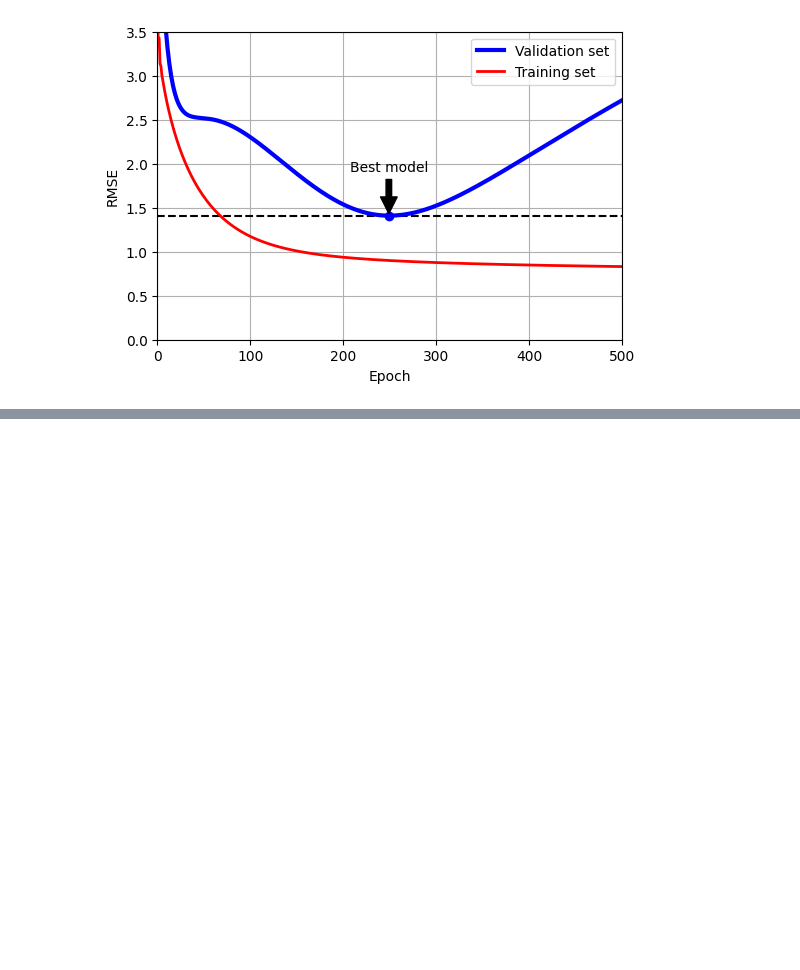
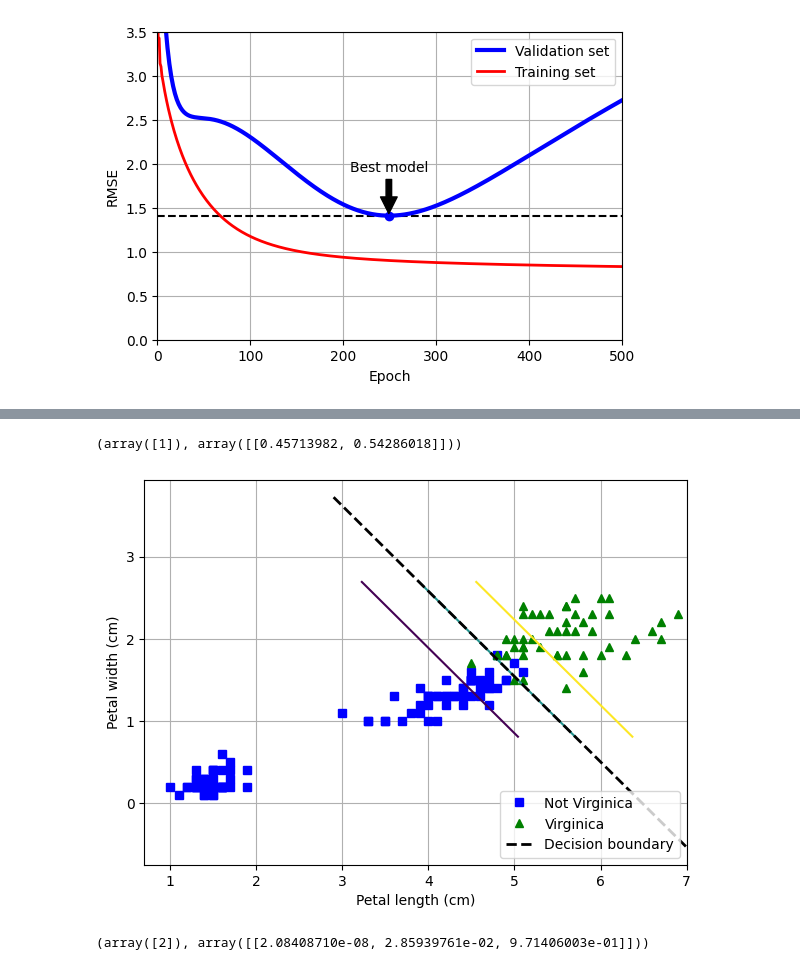
Before and after one commit to seeuni0320/AI-ML, a Jupyter notebook: Week6.ipynb, the cells around one changed output, grey strips where cells are left out. Cells and saved outputs as stored; diff of their text form; code cells hidden in the pictures; blank space fills up the shorter version.

```diff
--- a/Week6.ipynb
+++ b/Week6.ipynb
@@ -439,0 +498,44 @@ plt.show()
+# %%
+log_reg.predict([[1.7]]), log_reg.predict_proba([[1.7]])
+# %% [output]
+(array([1]), array([[0.45713982, 0.54286018]]))
+# %%
+X = iris.data[["petal length (cm)", "petal width (cm)"]].values
+y = (iris.target == 2).astype(int)
+
+log_reg_2d = LogisticRegression(C=2, random_state=42)
+log_reg_2d.fit(X, y)
+
+x0, x1 = np.meshgrid(
+    np.linspace(2.9, 7, 300),
+    np.linspace(0.8, 2.7, 300),
+)
+X_new = np.c_[x0.ravel(), x1.ravel()]
+y_proba = log_reg_2d.predict_proba(X_new)[:, 1].reshape(x0.shape)
+
+a, b = log_reg_2d.coef_[0]
+c = log_reg_2d.intercept_[0]
+boundary = -(a * x0 + c) / b
+
+plt.figure(figsize=(7, 5))
+plt.plot(X[y == 0, 0], X[y == 0, 1], "bs", label="Not Virginica")
+plt.plot(X[y == 1, 0], X[y == 1, 1], "g^", label="Virginica")
+plt.contour(x0, x1, y_proba, levels=[0.1, 0.5, 0.9], linewidths=1.5)
+plt.plot(x0[0], boundary[0], "k--", linewidth=2, label="Decision boundary")
+plt.xlabel("Petal length (cm)")
+plt.ylabel("Petal width (cm)")
+plt.legend(loc="lower right")
+plt.grid()
+plt.show()
+# %% [output]
+[figure, added]
+# %%
+X = iris.data[["petal length (cm)", "petal width (cm)"]].values
+y = iris.target
+
+softmax_reg = LogisticRegression(C=30, random_state=42)
+softmax_reg.fit(X, y)
+
+softmax_reg.predict([[5, 2]]), softmax_reg.predict_proba([[5, 2]])
+# %% [output]
+(array([2]), array([[2.08408710e-08, 2.85939761e-02, 9.71406003e-01]]))
```
Also changed, not shown: parts of 23 cells of this notebook.
